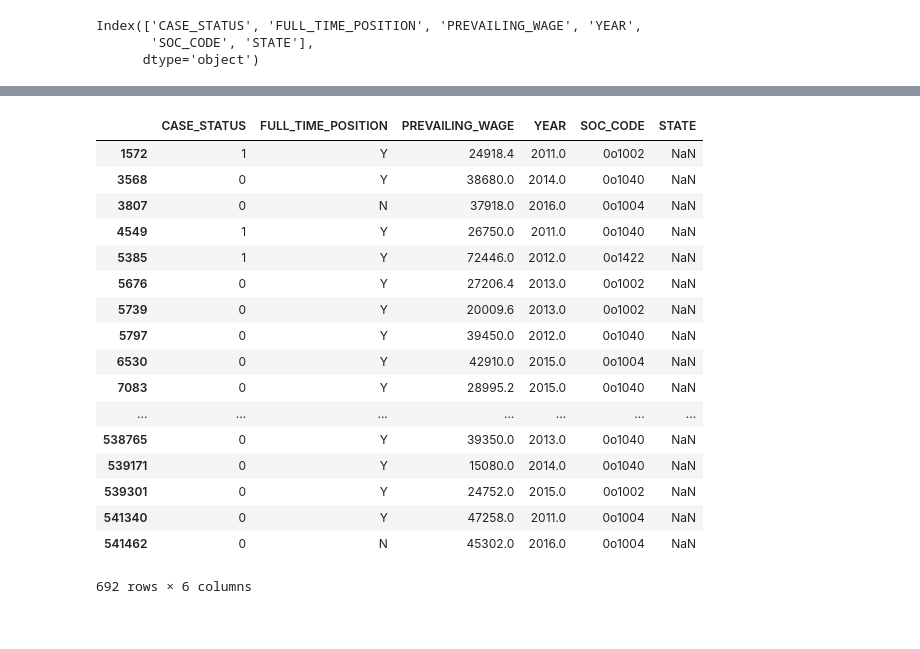
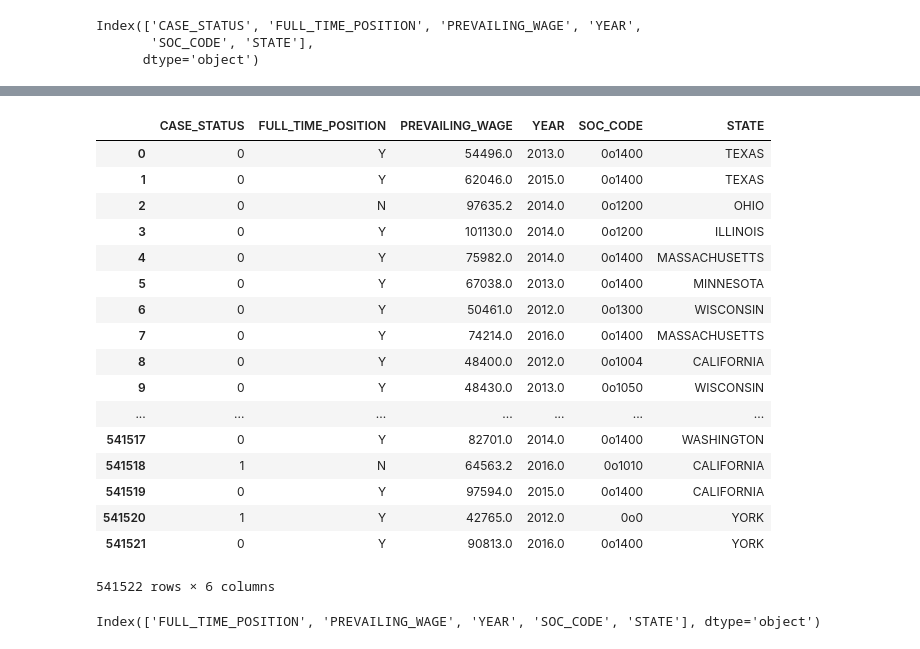
Before and after one commit to Ryulth/H1B_Visa_prediction_kaggle, a Jupyter notebook: model_.ipynb, the cells around one changed output, grey strips where cells are left out. Drawn from its saved outputs; the diff is of its cells as text; code cells hidden in the pictures.

```diff
--- a/model_.ipynb
+++ b/model_.ipynb
@@ -48,23 +58,32 @@ STATE                 540830 non-null category
 dtypes: category(5), float64(1)
 memory usage: 6.7 MB
-# %%
-df[df.STATE.isna()]
-# %% [output]
-|  | CASE_STATUS | FULL_TIME_POSITION | PREVAILING_WAGE | YEAR | SOC_CODE | STATE |
-| 1572 | 1 | Y | 24918.4 | 2011.0 | 0o1002 | NaN |
-| 3568 | 0 | Y | 38680.0 | 2014.0 | 0o1040 | NaN |
-| 3807 | 0 | N | 37918.0 | 2016.0 | 0o1004 | NaN |
-| 4549 | 1 | Y | 26750.0 | 2011.0 | 0o1040 | NaN |
-| 5385 | 1 | Y | 72446.0 | 2012.0 | 0o1422 | NaN |
-| 5676 | 0 | Y | 27206.4 | 2013.0 | 0o1002 | NaN |
-| 5739 | 0 | Y | 20009.6 | 2013.0 | 0o1002 | NaN |
-| 5797 | 0 | Y | 39450.0 | 2012.0 | 0o1040 | NaN |
-| 6530 | 0 | Y | 42910.0 | 2015.0 | 0o1004 | NaN |
-| 7083 | 0 | Y | 28995.2 | 2015.0 | 0o1040 | NaN |
-| ... | ... | ... | ... | ... | ... | ... |
-| 538765 | 0 | Y | 39350.0 | 2013.0 | 0o1040 | NaN |
-| 539171 | 0 | Y | 15080.0 | 2014.0 | 0o1040 | NaN |
-| 539301 | 0 | Y | 24752.0 | 2015.0 | 0o1002 | NaN |
-| 541340 | 0 | Y | 47258.0 | 2011.0 | 0o1004 | NaN |
-| 541462 | 0 | N | 45302.0 | 2016.0 | 0o1004 | NaN |
-692 rows × 6 columns
+# %%
+df
+# %% [output]
+|  | CASE_STATUS | FULL_TIME_POSITION | PREVAILING_WAGE | YEAR | SOC_CODE | STATE |
+| 0 | 0 | Y | 54496.0 | 2013.0 | 0o1400 | TEXAS |
+| 1 | 0 | Y | 62046.0 | 2015.0 | 0o1400 | TEXAS |
+| 2 | 0 | N | 97635.2 | 2014.0 | 0o1200 | OHIO |
+| 3 | 0 | Y | 101130.0 | 2014.0 | 0o1200 | ILLINOIS |
+| 4 | 0 | Y | 75982.0 | 2014.0 | 0o1400 | MASSACHUSETTS |
+| 5 | 0 | Y | 67038.0 | 2013.0 | 0o1400 | MINNESOTA |
+| 6 | 0 | Y | 50461.0 | 2012.0 | 0o1300 | WISCONSIN |
+| 7 | 0 | Y | 74214.0 | 2016.0 | 0o1400 | MASSACHUSETTS |
+| 8 | 0 | Y | 48400.0 | 2012.0 | 0o1004 | CALIFORNIA |
+| 9 | 0 | Y | 48430.0 | 2013.0 | 0o1050 | WISCONSIN |
+| ... | ... | ... | ... | ... | ... | ... |
+| 541517 | 0 | Y | 82701.0 | 2014.0 | 0o1400 | WASHINGTON |
+| 541518 | 1 | N | 64563.2 | 2016.0 | 0o1010 | CALIFORNIA |
+| 541519 | 0 | Y | 97594.0 | 2015.0 | 0o1400 | CALIFORNIA |
+| 541520 | 1 | Y | 42765.0 | 2012.0 | 0o0 | YORK |
+| 541521 | 0 | Y | 90813.0 | 2016.0 | 0o1400 | YORK |
+541522 rows × 6 columns
+# %%
+X = df.drop('CASE_STATUS', axis=1)
+y = df.CASE_STATUS
+seed = 6
+test_size = 0.40
+X_train, X_test, y_train, y_test = train_test_split(X, y, test_size=test_size, random_state=seed)
+X_train.columns
+# %% [output]
+Index(['FULL_TIME_POSITION', 'PREVAILING_WAGE', 'YEAR', 'SOC_CODE', 'STATE'], dtype='object')
```
Also changed, not shown: parts of 18 cells of this notebook, 10 other files.
